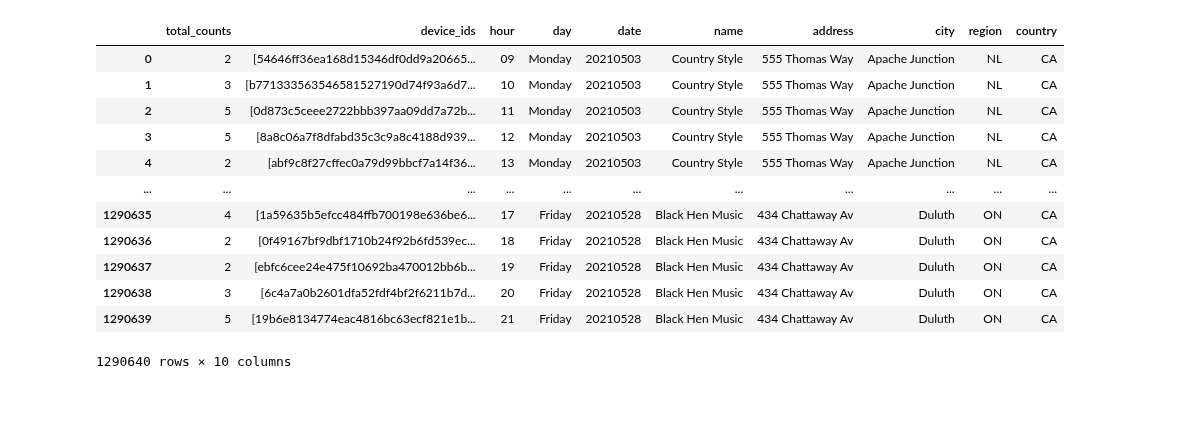
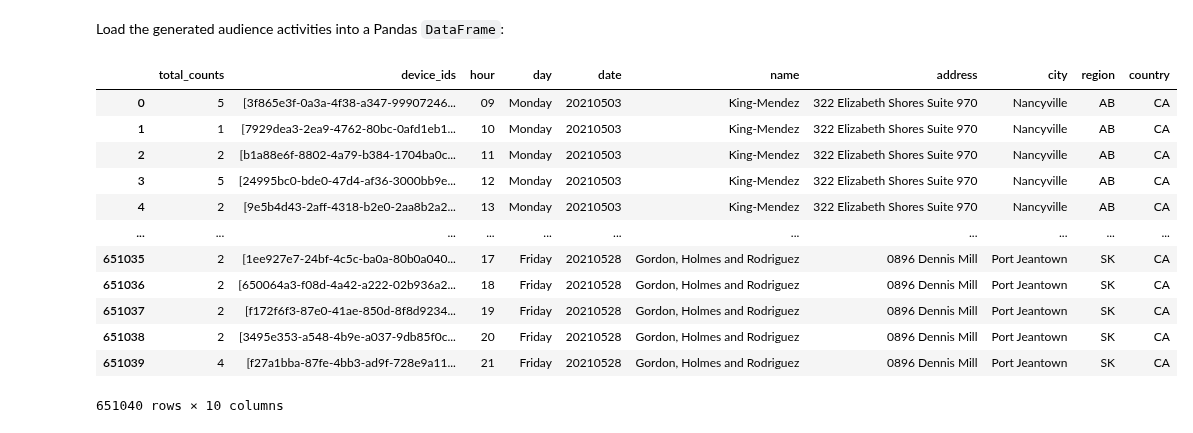
Before and after one commit to EQWorks/python-curriculum, a Jupyter notebook: data-analysis/12-generate-data.ipynb, the cells around one changed output. Saved outputs shown, nothing was run; the diff lists cells and outputs as text; code cells hidden in the pictures; blank space fills up the shorter version.

```diff
--- a/data-analysis/12-generate-data.ipynb
+++ b/data-analysis/12-generate-data.ipynb
@@ -62,0 +25,8 @@ pois
+# %%
+from uuid import uuid4
+
+device_ids = []
+for _ in range(50_000):
+    device_ids.append(str(uuid4()))
+
+device_ids[:10]
@@ -62,0 +48,16 @@ pois
+# %%
+import random
+
+import pandas as pd
+from faker import Faker
+
+fake = Faker(['en_CA'])
+
+companies = pd.DataFrame([
+    {
+        'name': fake.company(),
+        'locations': random.randint(10, 500),
+    }
+    for _ in range(13)
+])
+companies
@@ -62,0 +81,20 @@ pois
+# %%
+pois = []
+
+for company in companies.itertuples():
+    for _ in range(company.locations):
+        address = fake.street_address()
+        city = fake.city()
+        region = fake.province_abbr()
+        postalcode = fake.postcode_in_province(region)
+        pois.append({
+            'name': company.name,
+            'address': address,
+            'city': city,
+            'region': region,
+            'postalcode': postalcode,
+            'country': 'CA',
+        })
+
+pois = pd.DataFrame(pois)
+pois
@@ -92,20 +151,23 @@ Wall time: 54 s
+# %% [markdown]
+Load the generated audience activities into a Pandas `DataFrame`:
 # %%
 df = pd.DataFrame(audiences)
+df.day = pd.Categorical(df.day, categories=['Monday', 'Tuesday', 'Wednesday', 'Thursday', 'Friday'], ordered=True)
 df
 # %% [output]
 |  | total_counts | device_ids | hour | day | date | name | address | city | region | country |
-| 0 | 2 | [54646ff36ea168d15346df0dd9a20665... | 09 | Monday | 20210503 | Country Style | 555 Thomas Way | Apache Junction | NL | CA |
-| 1 | 3 | [b771333563546581527190d74f93a6d7... | 10 | Monday | 20210503 | Country Style | 555 Thomas Way | Apache Junction | NL | CA |
-| 2 | 5 | [0d873c5ceee2722bbb397aa09dd7a72b... | 11 | Monday | 20210503 | Country Style | 555 Thomas Way | Apache Junction | NL | CA |
-| 3 | 5 | [8a8c06a7f8dfabd35c3c9a8c4188d939... | 12 | Monday | 20210503 | Country Style | 555 Thomas Way | Apache Junction | NL | CA |
-| 4 | 2 | [abf9c8f27cffec0a79d99bbcf7a14f36... | 13 | Monday | 20210503 | Country Style | 555 Thomas Way | Apache Junction | NL | CA |
+| 0 | 5 | [3f865e3f-0a3a-4f38-a347-99907246... | 09 | Monday | 20210503 | King-Mendez | 322 Elizabeth Shores Suite 970 | Nancyville | AB | CA |
+| 1 | 1 | [7929dea3-2ea9-4762-80bc-0afd1eb1... | 10 | Monday | 20210503 | King-Mendez | 322 Elizabeth Shores Suite 970 | Nancyville | AB | CA |
+| 2 | 2 | [b1a88e6f-8802-4a79-b384-1704ba0c... | 11 | Monday | 20210503 | King-Mendez | 322 Elizabeth Shores Suite 970 | Nancyville | AB | CA |
+| 3 | 5 | [24995bc0-bde0-47d4-af36-3000bb9e... | 12 | Monday | 20210503 | King-Mendez | 322 Elizabeth Shores Suite 970 | Nancyville | AB | CA |
+| 4 | 2 | [9e5b4d43-2aff-4318-b2e0-2aa8b2a2... | 13 | Monday | 20210503 | King-Mendez | 322 Elizabeth Shores Suite 970 | Nancyville | AB | CA |
 | ... | ... | ... | ... | ... | ... | ... | ... | ... | ... | ... |
-| 1290635 | 4 | [1a59635b5efcc484ffb700198e636be6... | 17 | Friday | 20210528 | Black Hen Music | 434 Chattaway Av | Duluth | ON | CA |
-| 1290636 | 2 | [0f49167bf9dbf1710b24f92b6fd539ec... | 18 | Friday | 20210528 | Black Hen Music | 434 Chattaway Av | Duluth | ON | CA |
-| 1290637 | 2 | [ebfc6cee24e475f10692ba470012bb6b... | 19 | Friday | 20210528 | Black Hen Music | 434 Chattaway Av | Duluth | ON | CA |
-| 1290638 | 3 | [6c4a7a0b2601dfa52fdf4bf2f6211b7d... | 20 | Friday | 20210528 | Black Hen Music | 434 Chattaway Av | Duluth | ON | CA |
-| 1290639 | 5 | [19b6e8134774eac4816bc63ecf821e1b... | 21 | Friday | 20210528 | Black Hen Music | 434 Chattaway Av | Duluth | ON | CA |
+| 651035 | 2 | [1ee927e7-24bf-4c5c-ba0a-80b0a040... | 17 | Friday | 20210528 | Gordon, Holmes and Rodriguez | 0896 Dennis Mill | Port Jeantown | SK | CA |
+| 651036 | 2 | [650064a3-f08d-4a42-a222-02b936a2... | 18 | Friday | 20210528 | Gordon, Holmes and Rodriguez | 0896 Dennis Mill | Port Jeantown | SK | CA |
+| 651037 | 2 | [f172f6f3-87e0-41ae-850d-8f8d9234... | 19 | Friday | 20210528 | Gordon, Holmes and Rodriguez | 0896 Dennis Mill | Port Jeantown | SK | CA |
+| 651038 | 2 | [3495e353-a548-4b9e-a037-9db85f0c... | 20 | Friday | 20210528 | Gordon, Holmes and Rodriguez | 0896 Dennis Mill | Port Jeantown | SK | CA |
+| 651039 | 4 | [f27a1bba-87fe-4bb3-ad9f-728e9a11... | 21 | Friday | 20210528 | Gordon, Holmes and Rodriguez | 0896 Dennis Mill | Port Jeantown | SK | CA |
-1290640 rows × 10 columns
+651040 rows × 10 columns
 # %%
 df.total_counts.describe()  # a probable indicator of generated data
 # %% [output]
```
Also changed, not shown: parts of 37 cells of this notebook, 1 other file.
